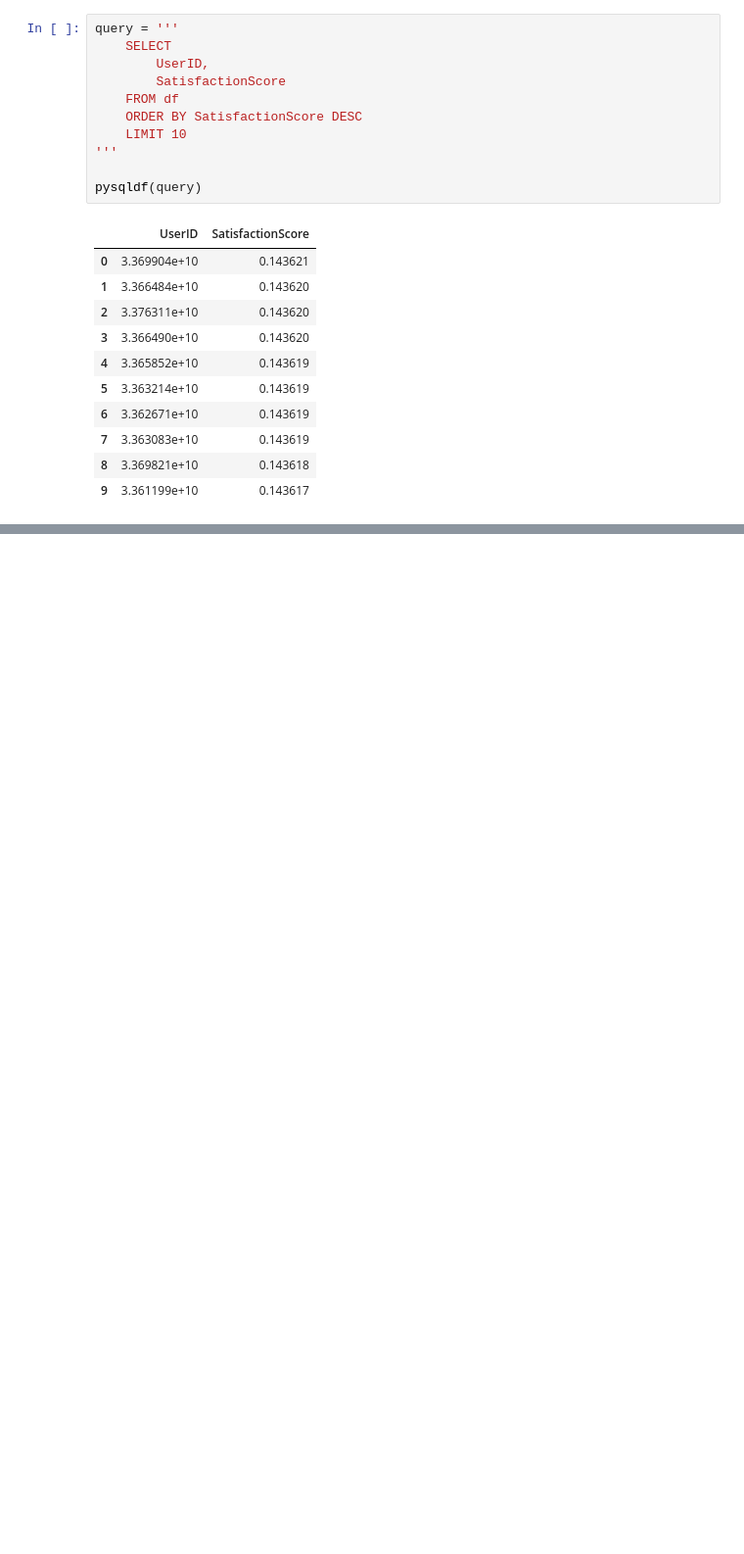
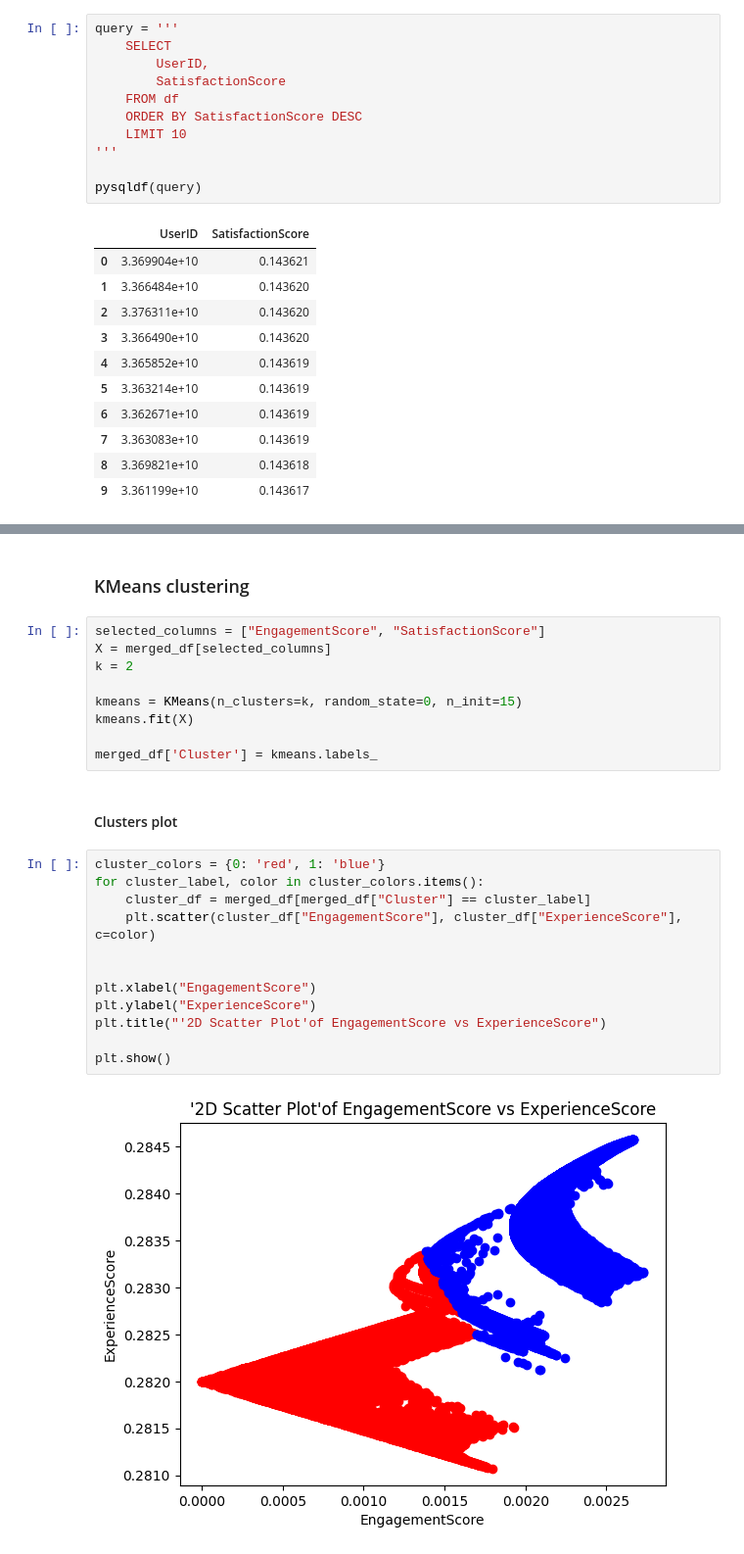
Before and after one commit to Misganaw-Berihun/User_analytics_in_Telecommunication, a Jupyter notebook: notebooks/05_satisfaction_anlysis.ipynb, the cells around one changed output, grey strips where cells are left out. Shown: that part at 98% size. Saved outputs shown, nothing was run; the diff lists cells and outputs as text; blank space fills up the shorter version.

```diff
--- a/notebooks/05_satisfaction_anlysis.ipynb
+++ b/notebooks/05_satisfaction_anlysis.ipynb
@@ -145,0 +159,27 @@ pysqldf(query)
+# %% [markdown]
+### KMeans clustering
+# %%
+selected_columns = ["EngagementScore", "SatisfactionScore"]
+X = merged_df[selected_columns]
+k = 2
+
+kmeans = KMeans(n_clusters=k, random_state=0, n_init=15)
+kmeans.fit(X)
+
+merged_df['Cluster'] = kmeans.labels_
+# %% [markdown]
+#### Clusters plot
+# %%
+cluster_colors = {0: 'red', 1: 'blue'}
+for cluster_label, color in cluster_colors.items():
+    cluster_df = merged_df[merged_df["Cluster"] == cluster_label]
+    plt.scatter(cluster_df["EngagementScore"], cluster_df["ExperienceScore"], c=color)
+
+
+plt.xlabel("EngagementScore")
+plt.ylabel("ExperienceScore")
+plt.title("'2D Scatter Plot'of EngagementScore vs ExperienceScore")
+
+plt.show()
+# %% [output]
+[figure, added]
```
Also changed, not shown: parts of 12 cells of this notebook.
